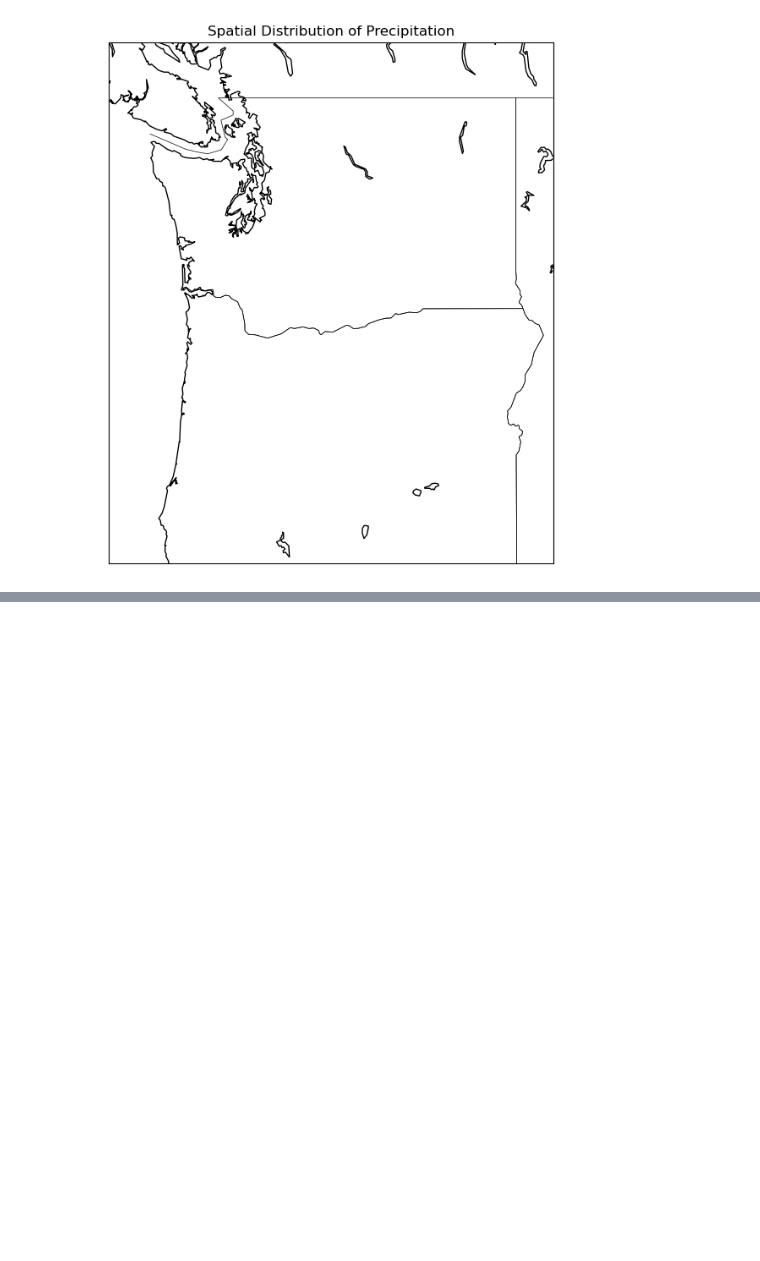
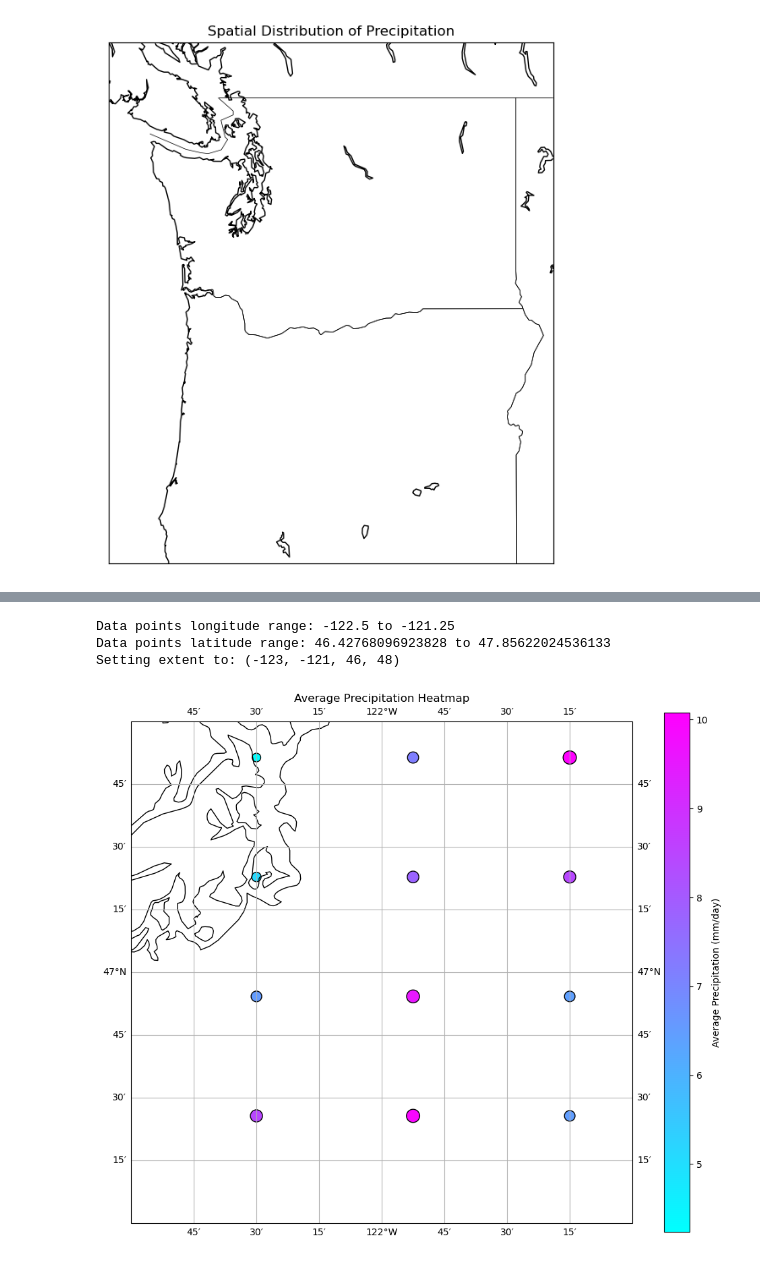
Before and after one commit to CHZY-1/Precipitation_Forecasting_with_Geospatial_data, a Jupyter notebook: precipitation_spatial_eda_xarray.ipynb, the cells around one changed output, grey strips where cells are left out. Saved outputs shown, nothing was run; the diff lists cells and outputs as text; code cells hidden in the pictures; blank space fills up the shorter version.

```diff
--- a/precipitation_spatial_eda_xarray.ipynb
+++ b/precipitation_spatial_eda_xarray.ipynb
@@ -277,0 +290,18 @@ ValueError: Index contains duplicate entries, cannot reshape
+# %%
+def filter_data(df, min_lon, max_lon, min_lat, max_lat):
+    """
+    Filters the DataFrame for non-zero precipitation and within the specified bounds.
+
+    Parameters:
+    - df: pandas DataFrame containing the dataset
+    - min_lon, max_lon: Minimum and maximum longitude of the bounding box
+    - min_lat, max_lat: Minimum and maximum latitude of the bounding box
+
+    Returns:
+    - A pandas DataFrame filtered according to the specified parameters
+    """
+    filtered_df = df[(df['precipitation'] > 0) &
+              (df['lon'] >= min_lon) & (df['lon'] <= max_lon) &
+              (df['lat'] >= min_lat) & (df['lat'] <= max_lat)]
+
+    return filtered_df.copy()
@@ -277,0 +408,19 @@ ValueError: Index contains duplicate entries, cannot reshape
+# %%
+# The bounds of the area to zoom into
+min_lon, max_lon = -123, -121
+min_lat, max_lat = 46, 48
+# %%
+# Filter data within the specified area.
+filtered_df = filter_data(df_non_zero, min_lon, max_lon, min_lat, max_lat)
+
+# Calculate the average precipitation
+average_precip = calculate_average_precipitation(filtered_df)
+# %%
+# Plot the results with a specified extent
+plot_title = 'Average Precipitation Heatmap'
+plot_precipitation_heatmap(average_precip, plot_title, extent=(min_lon, max_lon, min_lat, max_lat))
+# %% [output]
+Data points longitude range: -122.5 to -121.25
+Data points latitude range: 46.42768096923828 to 47.85622024536133
+Setting extent to: (-123, -121, 46, 48)
+[figure, added]
```
Also changed, not shown: parts of 66 cells of this notebook.
